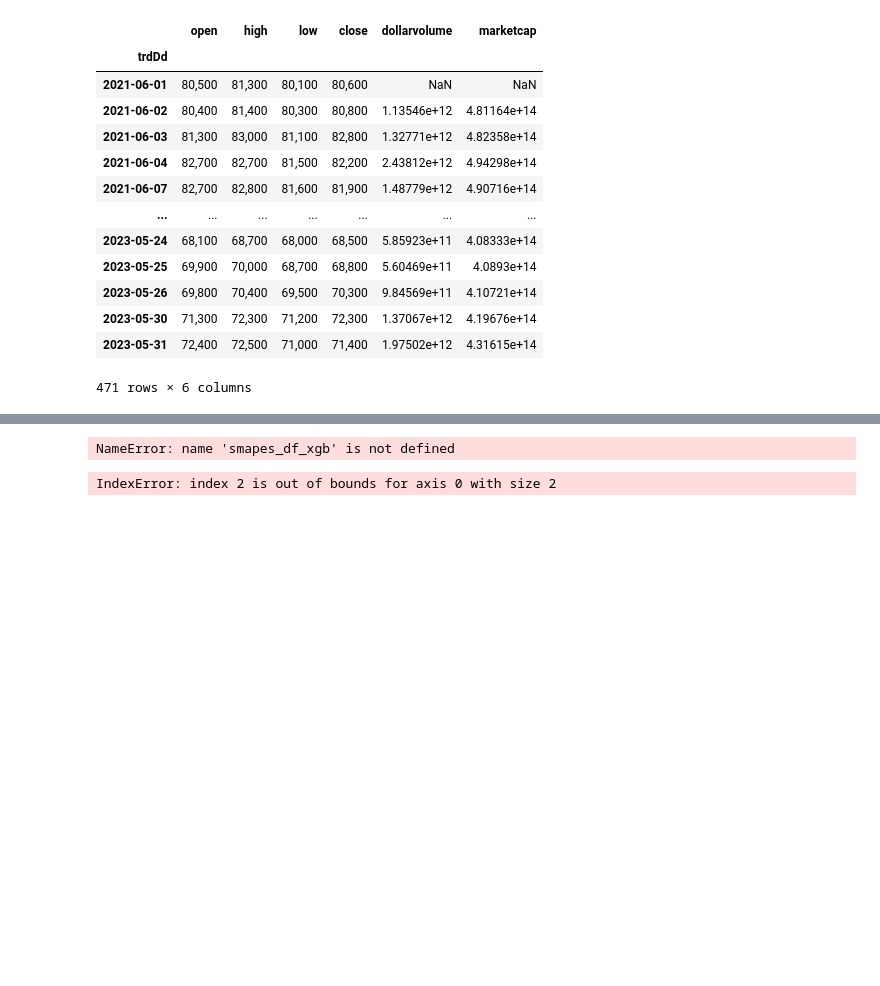
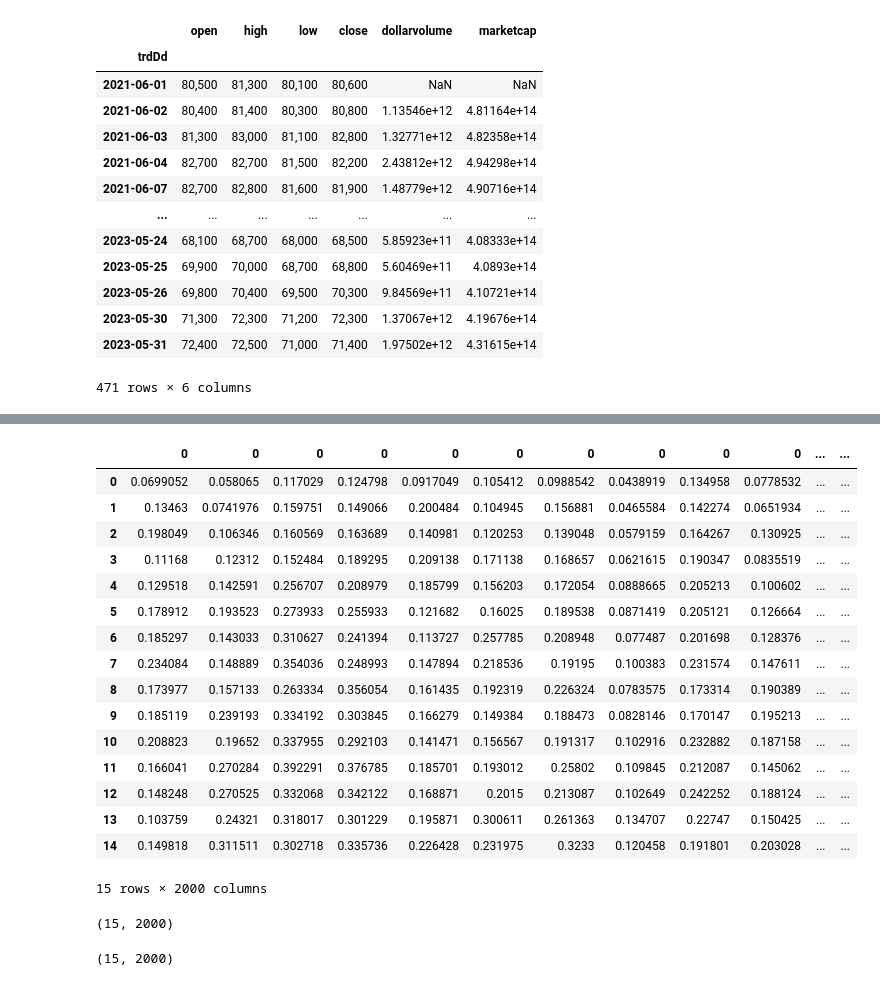
Before and after one commit to jaepil-choi/daconKRX2023, a Jupyter notebook: alpha_feat.inho.ipynb, the cells around one changed output, grey strips where cells are left out. Cells and saved outputs as stored; diff of their text form; code cells hidden in the pictures; blank space fills up the shorter version.

```diff
--- a/alpha_feat.inho.ipynb
+++ b/alpha_feat.inho.ipynb
@@ -246,7 +255,3 @@ for code in tqdm(dacon_sid_list):
 
     preds_df_fin_lgbm = pd.concat([preds_df_fin_lgbm, preds_df_lgbm], axis = 1)
     smapes_df_fin_lgbm = pd.concat([smapes_df_fin_lgbm, smapes_df_lgbm], axis = 1)
-# %%
-smapes_df_xgb.to_pickle(OUTPUT_PATH / 'smapes_df_xgb.pickle')
-# %% [output]
-NameError: name 'smapes_df_xgb' is not defined
@@ -253,3 +268,31 @@ NameError: name 'smapes_df_xgb' is not defined
+# %%
+smapes_df_fin_xgb
+# %% [output]
+|  | 0 | 0 | 0 | 0 | 0 | 0 | 0 | 0 | 0 | 0 | ... | ... |
+| 0 | 0.0699052 | 0.058065 | 0.117029 | 0.124798 | 0.0917049 | 0.105412 | 0.0988542 | 0.0438919 | 0.134958 | 0.0778532 | ... | ... |
+| 1 | 0.13463 | 0.0741976 | 0.159751 | 0.149066 | 0.200484 | 0.104945 | 0.156881 | 0.0465584 | 0.142274 | 0.0651934 | ... | ... |
+| 2 | 0.198049 | 0.106346 | 0.160569 | 0.163689 | 0.140981 | 0.120253 | 0.139048 | 0.0579159 | 0.164267 | 0.130925 | ... | ... |
+| 3 | 0.11168 | 0.12312 | 0.152484 | 0.189295 | 0.209138 | 0.171138 | 0.168657 | 0.0621615 | 0.190347 | 0.0835519 | ... | ... |
+| 4 | 0.129518 | 0.142591 | 0.256707 | 0.208979 | 0.185799 | 0.156203 | 0.172054 | 0.0888665 | 0.205213 | 0.100602 | ... | ... |
+| 5 | 0.178912 | 0.193523 | 0.273933 | 0.255933 | 0.121682 | 0.16025 | 0.189538 | 0.0871419 | 0.205121 | 0.126664 | ... | ... |
+| 6 | 0.185297 | 0.143033 | 0.310627 | 0.241394 | 0.113727 | 0.257785 | 0.208948 | 0.077487 | 0.201698 | 0.128376 | ... | ... |
+| 7 | 0.234084 | 0.148889 | 0.354036 | 0.248993 | 0.147894 | 0.218536 | 0.19195 | 0.100383 | 0.231574 | 0.147611 | ... | ... |
+| 8 | 0.173977 | 0.157133 | 0.263334 | 0.356054 | 0.161435 | 0.192319 | 0.226324 | 0.0783575 | 0.173314 | 0.190389 | ... | ... |
+| 9 | 0.185119 | 0.239193 | 0.334192 | 0.303845 | 0.166279 | 0.149384 | 0.188473 | 0.0828146 | 0.170147 | 0.195213 | ... | ... |
+| 10 | 0.208823 | 0.19652 | 0.337955 | 0.292103 | 0.141471 | 0.156567 | 0.191317 | 0.102916 | 0.232882 | 0.187158 | ... | ... |
+| 11 | 0.166041 | 0.270284 | 0.392291 | 0.376785 | 0.185701 | 0.193012 | 0.25802 | 0.109845 | 0.212087 | 0.145062 | ... | ... |
+| 12 | 0.148248 | 0.270525 | 0.332068 | 0.342122 | 0.168871 | 0.2015 | 0.213087 | 0.102649 | 0.242252 | 0.188124 | ... | ... |
+| 13 | 0.103759 | 0.24321 | 0.318017 | 0.301229 | 0.195871 | 0.300611 | 0.261363 | 0.134707 | 0.22747 | 0.150425 | ... | ... |
+| 14 | 0.149818 | 0.311511 | 0.302718 | 0.335736 | 0.226428 | 0.231975 | 0.3233 | 0.120458 | 0.191801 | 0.203028 | ... | ... |
+15 rows × 2000 columns
+# %%
+smapes_df_fin_xgb.shape
+# %% [output]
+(15, 2000)
+# %%
+smapes_df_fin_lgbm.shape
+# %% [output]
+(15, 2000)
 # %%
 final = np.zeros((len(smapes_df_fin_xgb), len(smapes_df_fin_xgb.columns)))
 
@@ -261,11 +304,11 @@ for i in range(0, len(smapes_df_fin_xgb.columns)):
 
 
         weights /= np.sum(weights)
+
+
         final[j][i] = weights[0] * preds_df_fin_xgb.iloc[j:j+1, i].values[0] \
                             + weights[1] * preds_df_fin_lgbm.iloc[j:j+1, i].values[0] \
-                            + weights[2] * preds_df_fin_lgbm.iloc[j:j+1, i].values[0]
+                        #     + weights[2] * preds_df_fin_lgbm.iloc[j:j+1, i].values[0]
-# %% [output]
-IndexError: index 2 is out of bounds for axis 0 with size 2
 # %%
 final_df = pd.DataFrame(final)
 final_values = pd.DataFrame((final_df.iloc[-1] - final_df.iloc[0]) / final_df.iloc[0])
```
Also changed, not shown: parts of 8 cells of this notebook, 1 other file.
